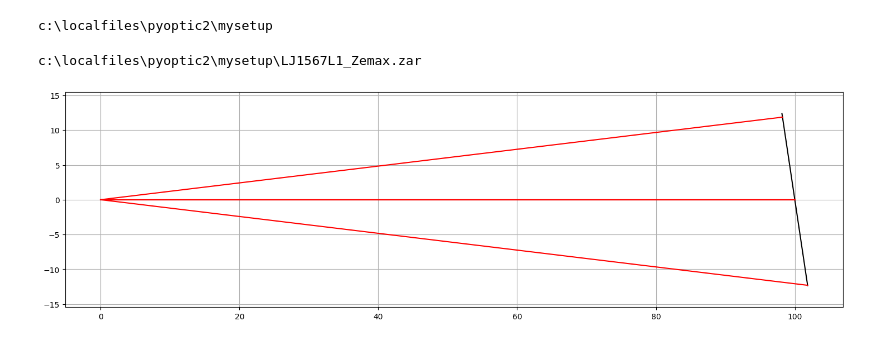
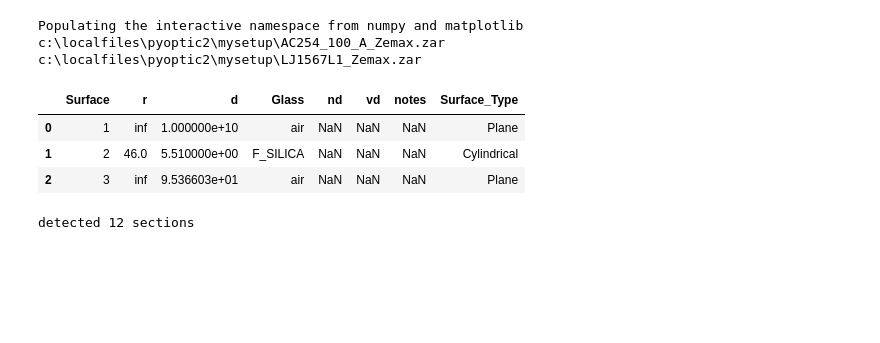
Before and after one commit to haikew/pyoptic2, a Jupyter notebook: mysetup/mysetup1.ipynb, the cells around one changed output. Saved outputs shown, nothing was run; the diff lists cells and outputs as text; code cells hidden in the pictures; blank space fills up the shorter version.

Commit message:
update lens database files and add new Zemax configuration

```diff
--- a/mysetup/mysetup1.ipynb
+++ b/mysetup/mysetup1.ipynb
@@ -12,39 +1,42 @@ Populating the interactive namespace from numpy and matplotlib
-# %%
-print(os.getcwd())
-# %% [output]
-c:\localfiles\pyoptic2\mysetup
 # %%
+#this is a cylinderical light sheet simulation
+#import the necessary modules
+%pylab inline
+import os
+import pyoptic2 as pyo
+from pyoptic2.util import zemax, read_agf
+from pyoptic2.display import plot2d, plot_system2d
+import pandas as pd
+from pyoptic2 import material
 
-# 指定 mysetup 目录
-zar_file_name = 'LJ1567L1_Zemax.zar'
+# get the current path
 mysetup_dir = os.getcwd()
+# define the .zar file name
+zar_file_name1 = 'AC254_100_A_Zemax.zar'
+zar_file_name2 = 'LJ1567L1_Zemax.zar'
+# combine the directory and the file name
+zar_file_path1 = os.path.join(mysetup_dir, zar_file_name1)
+print(zar_file_path1)
+zar_file_path2 = os.path.join(mysetup_dir, zar_file_name2)
+print(zar_file_path2)
+# read .zar file
+AC254_100_A = zemax.read_cached_zar(zar_file_path1)
+LJ1567L1= zemax.read_cached_zar(zar_file_path2)
 
-# 构建 .zar 文件的完整路径
-zar_file_path = os.path.join(mysetup_dir, zar_file_name)
-print(zar_file_path)
+# read mylens data
+my_lens_data = pd.read_excel(os.path.join(mysetup_dir, 'MyCylindricalLens.xlsx'))
+# # put the light source
+# src = pyo.PointSource('light source', pyo.Placement([0,0,0], [0,1,0]), NA=0.12, color=(1,0,0), wavelength=642.)
+# r = src.principle_ray
 
-# read .zar file
-cylindrical_lens = zemax.read_cached_zar(zar_file_path)
-
-# put the light source
-src = pyo.PointSource('light source', pyo.Placement([0,0,0], [0,1,0]), NA=0.12, color=(1,0,0), wavelength=642.)
-r = src.principle_ray
-
-#generate the system
-s = pyo.System()
-
-mirror1, r = s.add(pyo.Mirror.rotate_deg(r.prop(100), axis=[0,0,1],angle=0.), r)
+# #generate the system
+# s = pyo.System()
+# my_lens_data
 # %% [output]
+Populating the interactive namespace from numpy and matplotlib
+c:\localfiles\pyoptic2\mysetup\AC254_100_A_Zemax.zar
 c:\localfiles\pyoptic2\mysetup\LJ1567L1_Zemax.zar
+|  | Surface | r | d | Glass | nd | vd | notes | Surface_Type |
+| 0 | 1 | inf | 1.000000e+10 | air | NaN | NaN | NaN | Plane |
+| 1 | 2 | 46.0 | 5.510000e+00 | F_SILICA | NaN | NaN | NaN | Cylindrical |
+| 2 | 3 | inf | 9.536603e+01 | air | NaN | NaN | NaN | Plane |
-# %%
-#Plot the system
-# plot our optical system. This is a matplotlib plot, and you can use all the matplotlib plotting functions
-# on top of the optical plots.
-figure(figsize=(18,5))
-plot_system2d(s, 'xy') #plot the system
-plot2d(s.propagate(src.chief_rays), 'xy') #plot the on-axis, and extreme rays
-#plot2d(s.propagate(src.pupil_rays), 'xy') #plot rays evenly distributed across the pupil
-axis('equal')
-grid()
-# %% [output]
-[figure, removed]
@@ -50,0 +46,8 @@ grid()
+# %%
+# add Glasses
+glasses = zemax.readZar(zar_file_path2)[1] # Get F_SILICA glass from LJ1567L1_Zemax.zar
+ohara = read_agf.read_glasscat(os.path.join(mysetup_dir, 'OHARA_180518.AGF')) # Read OHARA_180518.AGF to import more glasses
+glasses.update(ohara['ohara_180518'])
+# glasses['F_SILICA'] # Check F_SILICA glass
+# %% [output]
+detected 12 sections
```
Also changed, not shown: parts of 10 cells of this notebook, 11 other files.
